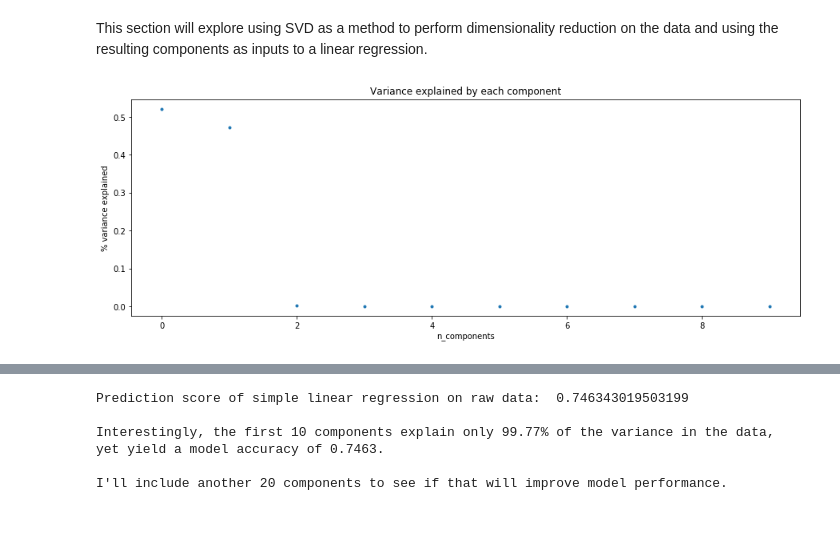
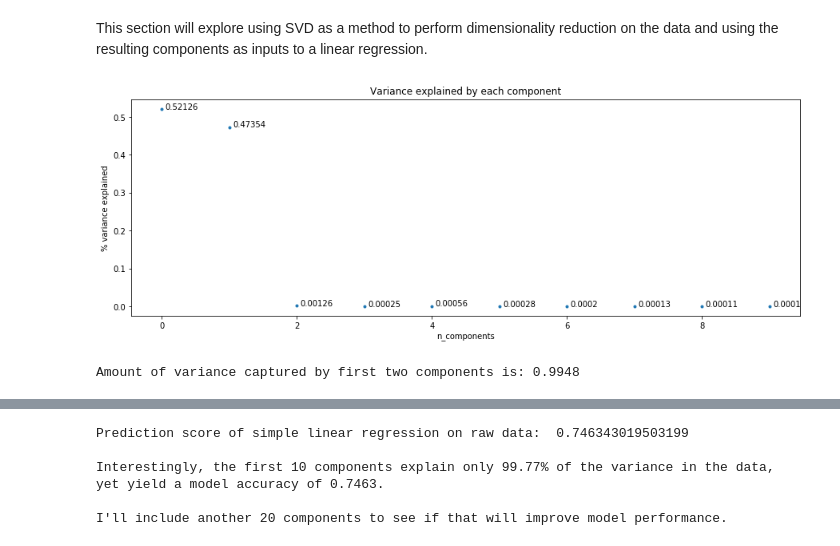
Before and after one commit to aditinabar/house-prices-modeling, a Jupyter notebook: Predicting House Prices.ipynb, the cells around one changed output, grey strips where cells are left out. Cells and saved outputs as stored; diff of their text form; code cells hidden in the pictures.

```diff
--- a/Predicting House Prices.ipynb
+++ b/Predicting House Prices.ipynb
@@ -328,14 +335,20 @@ This section will explore using SVD as a method to perform dimensionality reduct
 # %%
 n_components = 10
 
 SVD = TruncatedSVD(n_components=n_components, algorithm='randomized', random_state=random_state)
 SVD.fit(X_scaled)
 X_SVD_transformed = SVD.transform(X_scaled)
-plt.figure(figsize=(15, 5), facecolor='w', edgecolor='k')
+fig, ax = plt.subplots(figsize=(15, 5), facecolor='w', edgecolor='k')
 plt.plot(range(n_components), SVD.explained_variance_ratio_, '.')
+for i, ratio in enumerate(SVD.explained_variance_ratio_):
+    ax.annotate(str(np.round(ratio, decimals=5)), xy=(i + .05, ratio))
 plt.title('Variance explained by each component')
 plt.xlabel('n_components')
 plt.ylabel('% variance explained')
 plt.show();
 # %% [output]
-[figure, old version]
+[figure, new version]
+# %%
+print(f"Amount of variance captured by first two components is: {np.round(sum(SVD.explained_variance_ratio_[:2]), 4)}")
+# %% [output]
+Amount of variance captured by first two components is: 0.9948
```
Also changed, not shown: parts of 21 cells of this notebook.
